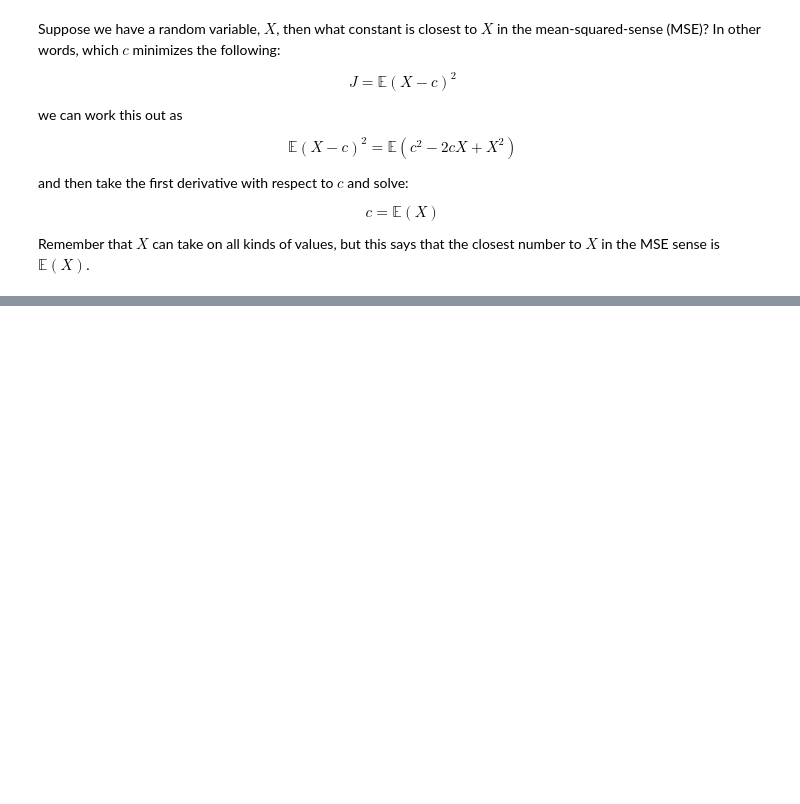
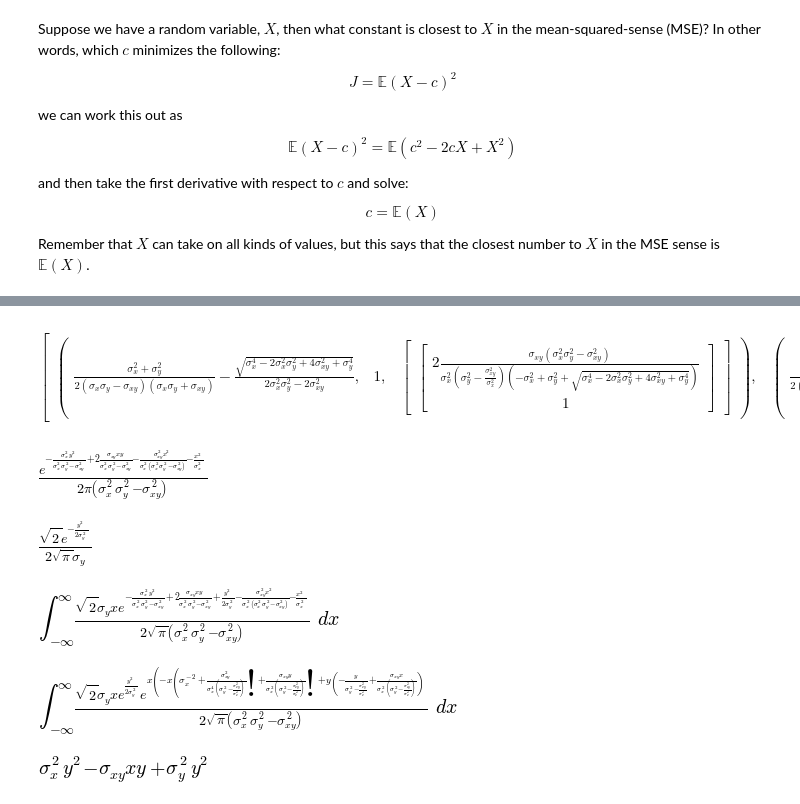
Before and after one commit to unpingco/Python-for-Signal-Processing, a Jupyter notebook: Conditional_Expectation_Projection.ipynb, the cells around one changed output, grey strips where cells are left out. Drawn from its saved outputs; the diff is of its cells as text; code cells hidden in the pictures; blank space fills up the shorter version.

```diff
--- a/Conditional_Expectation_Projection.ipynb
+++ b/Conditional_Expectation_Projection.ipynb
@@ -131,0 +162,4 @@ It's called an operator because it takes a vector and produces another vector.
+# %%
+evect
+# %% [output]
+$$\begin{bmatrix}\begin{pmatrix}\frac{\sigma_{x}^{2} + \sigma_{y}^{2}}{2 \left(\sigma_{x} \sigma_{y} - \sigma_{xy}\right) \left(\sigma_{x} \sigma_{y} + \sigma_{xy}\right)} - \frac{\sqrt{\sigma_{x}^{4} - 2 \sigma_{x}^{2} \sigma_{y}^{2} + 4 \sigma_{xy}^{2} + \sigma_{y}^{4}}}{2 \sigma_{x}^{2} \sigma_{y}^{2} - 2 \sigma_{xy}^{2}}, & 1, & \begin{bmatrix}\left[\begin{smallmatrix}2 \frac{\sigma_{xy} \left(\sigma_{x}^{2} \sigma_{y}^{2} - \sigma_{xy}^{2}\right)}{\sigma_{x}^{2} \left(\sigma_{y}^{2} - \frac{\sigma_{xy}^{2}}{\sigma_{x}^{2}}\right) \left(- \sigma_{x}^{2} + \sigma_{y}^{2} + \sqrt{\sigma_{x}^{4} - 2 \sigma_{x}^{2} \sigma_{y}^{2} + 4 \sigma_{xy}^{2} + \sigma_{y}^{4}}\right)}\\1\end{smallmatrix}\right]\end{bmatrix}\end{pmatrix}, & \begin{pmatrix}\frac{\sigma_{x}^{2} + \sigma_{y}^{2}}{2 \left(\sigma_{x} \sigma_{y} - \sigma_{xy}\right) \left(\sigma_{x} \sigma_{y} + \sigma_{xy}\right)} + \frac{\sqrt{\sigma_{x}^{4} - 2 \sigma_{x}^{2} \sigma_{y}^{2} + 4 \sigma_{xy}^{2} + \sigma_{y}^{4}}}{2 \sigma_{x}^{2} \sigma_{y}^{2} - 2 \sigma_{xy}^{2}}, & 1, & \begin{bmatrix}\left[\begin{smallmatrix}2 \frac{\sigma_{xy} \left(\sigma_{x}^{2} \sigma_{y}^{2} - \sigma_{xy}^{2}\right)}{\sigma_{x}^{2} \left(\sigma_{y}^{2} - \frac{\sigma_{xy}^{2}}{\sigma_{x}^{2}}\right) \left(- \sigma_{x}^{2} + \sigma_{y}^{2} - \sqrt{\sigma_{x}^{4} - 2 \sigma_{x}^{2} \sigma_{y}^{2} + 4 \sigma_{xy}^{2} + \sigma_{y}^{4}}\right)}\\1\end{smallmatrix}\right]\end{bmatrix}\end{pmatrix}\end{bmatrix}$$
@@ -131,0 +168,4 @@ It's called an operator because it takes a vector and produces another vector.
+# %%
+simplify(fxy)
+# %% [output]
+[figure, added]
@@ -131,0 +174,4 @@ It's called an operator because it takes a vector and produces another vector.
+# %%
+stats.density(stats.Normal('y',0,sigma_y))(y)
+# %% [output]
+[figure, added]
@@ -131,0 +181,12 @@ It's called an operator because it takes a vector and produces another vector.
+# %%
+i
+# %% [output]
+[figure, added]
+# %%
+i
+# %% [output]
+[figure, added]
+# %%
+sigma_x**2 *y**2 - sigma_xy * x * y  + sigma_y**2 *y **2
+# %% [output]
+[figure, added]
```
Also changed, not shown: parts of 24 cells of this notebook.
